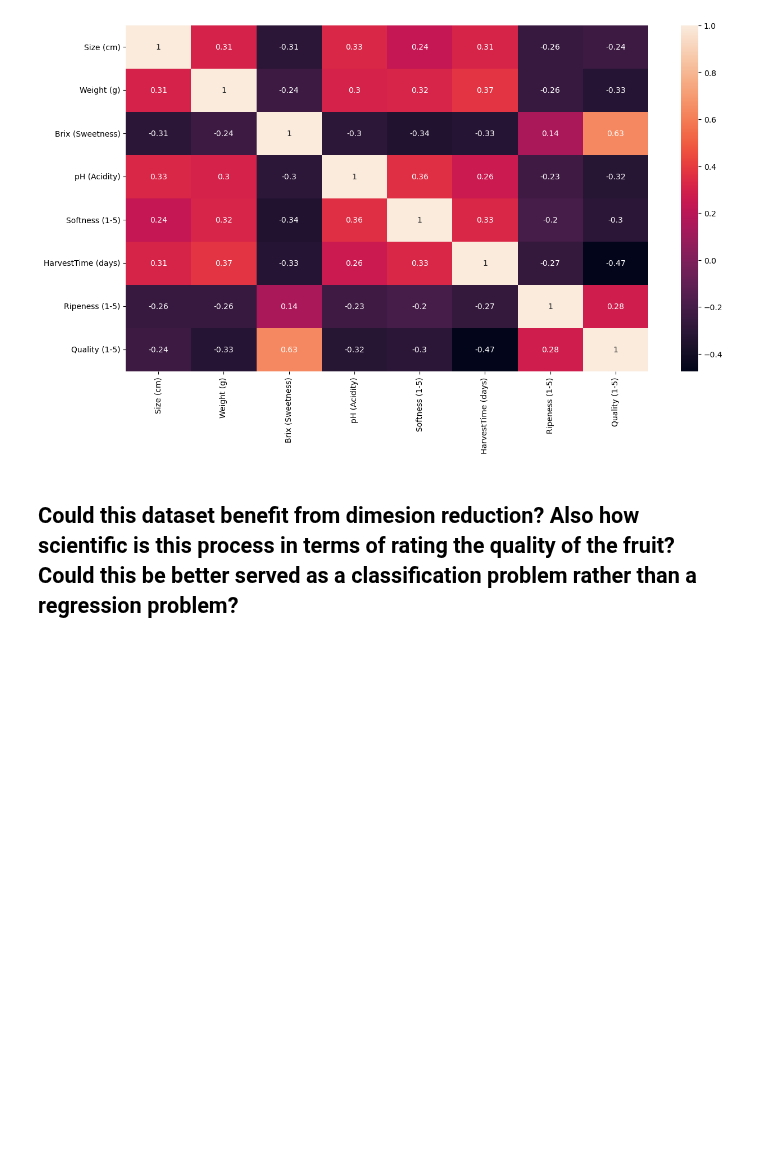
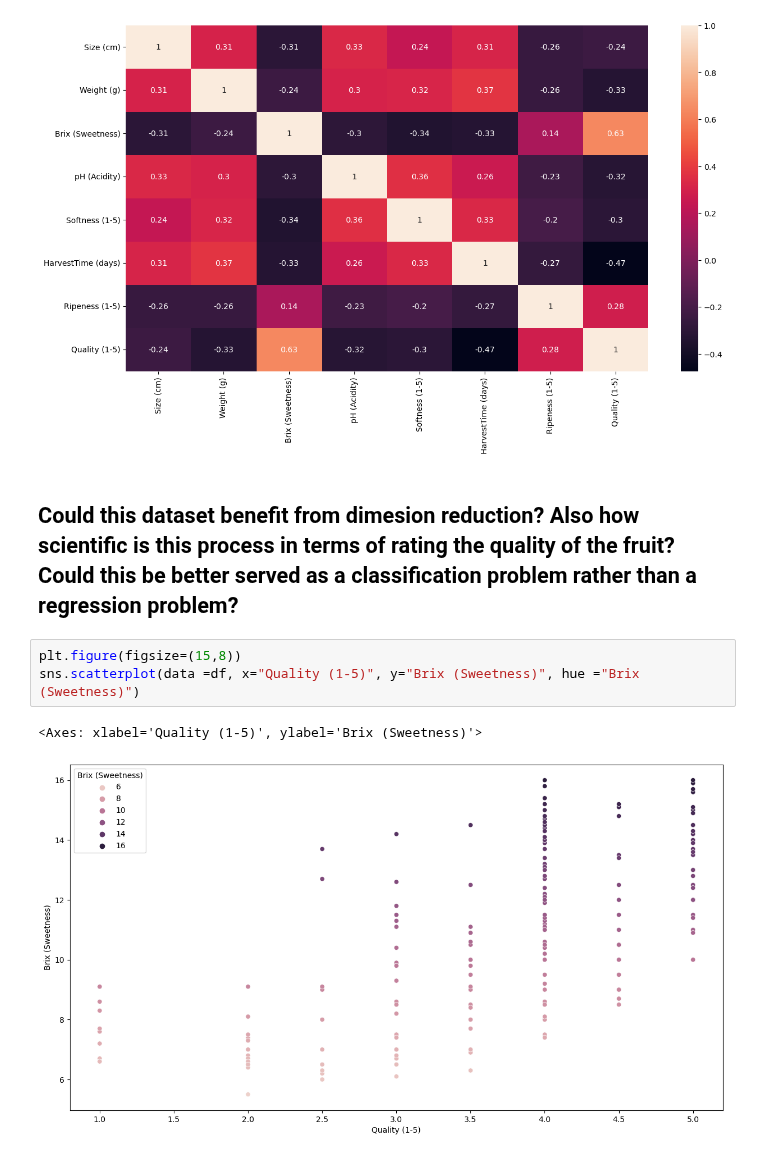
Before and after one commit to MaukanMir/Orange-Quality-Analysis-Classifier, a Jupyter notebook: training.ipynb, the cells around one changed output. Drawn from its saved outputs; the diff is of its cells as text; blank space fills up the shorter version.

```diff
--- a/training.ipynb
+++ b/training.ipynb
@@ -314,3 +314,9 @@ sns.heatmap(data=relations, annot=True)
 [figure]
 # %% [markdown]
 ## Could this dataset benefit from dimesion reduction? Also how scientific is this process in terms of rating the quality of the fruit? Could this be better served as a classification problem rather than a regression problem?
+# %%
+plt.figure(figsize=(15,8))
+sns.scatterplot(data =df, x="Quality (1-5)", y="Brix (Sweetness)", hue ="Brix (Sweetness)")
+# %% [output]
+<Axes: xlabel='Quality (1-5)', ylabel='Brix (Sweetness)'>
+[figure, added]
```
